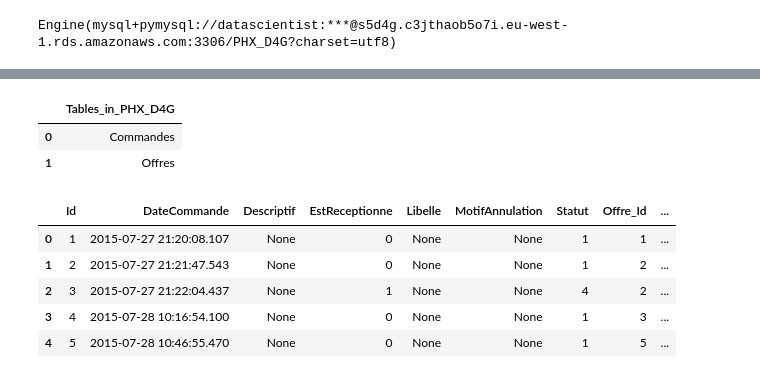
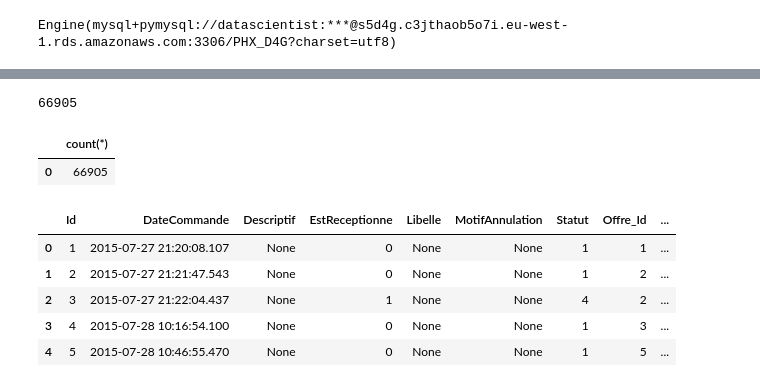
Before and after one commit to dataforgoodfr/batch5_phenix, a Jupyter notebook: mssql_extract.ipynb, the cells around one changed output, grey strips where cells are left out. Saved outputs shown, nothing was run; the diff lists cells and outputs as text; code cells hidden in the pictures.

```diff
--- a/mssql_extract.ipynb
+++ b/mssql_extract.ipynb
@@ -200,9 +236,3 @@ def init_Commandes(domain=DB_DEFAULT_DOMAIN):
 # %%
 if False:
     init_Commandes(domain=DB_DEFAULT_DOMAIN)
-# %%
-getQueryDF("SHOW TABLES;")
-# %% [output]
-|  | Tables_in_PHX_D4G |
-| 0 | Commandes |
-| 1 | Offres |
@@ -228,5 +239,13 @@ def fill_table(table_name, csv_file_path, domain=DB_DEFAULT_DOMAIN):
 # %%
-fill_table('Commandes', 'dump_Commandes.csv')
+if True:
+    fill_table('Commandes', 'dump_Commandes.csv')
+# %% [output]
+66905
+# %%
+getQueryDF("select count(*) from Commandes")
+# %% [output]
+|  | count(*) |
+| 0 | 66905 |
 # %%
 getQueryDF("select * from Commandes LIMIT 5")
 # %% [output]
```
Also changed, not shown: parts of 24 cells of this notebook.
